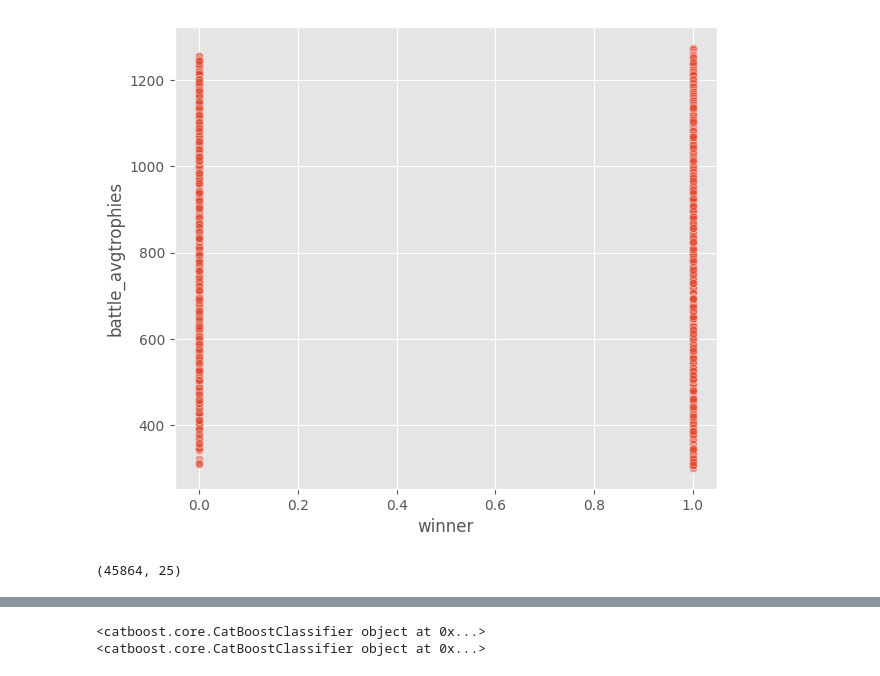
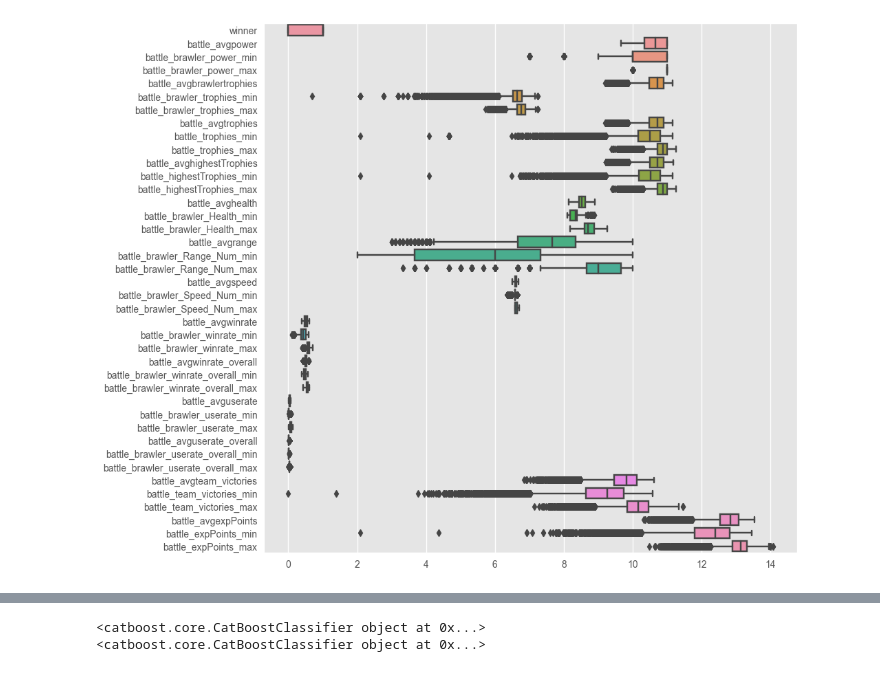
Before and after one commit to aquinteros/BrawlStars_Analytics, a Jupyter notebook: brawlstars_ML_training.ipynb, the cells around one changed output, grey strips where cells are left out. Drawn from its saved outputs; the diff is of its cells as text; code cells hidden in the pictures.

```diff
--- a/brawlstars_ML_training.ipynb
+++ b/brawlstars_ML_training.ipynb
@@ -502,0 +539,5 @@ create_boxplots(battlelogFinal, 'battle_avguserate_overall')
+# %%
+# subset avg team_victories
+battlelogFinal = battlelogFinal[battlelogFinal['battle_avgteam_victories'] <= 41_000].reset_index(drop=True)
+
+create_boxplots(battlelogFinal, 'battle_avgteam_victories')
@@ -510,22 +553,26 @@ def get_min_max_rest(row, column_names):
     return min_val, max_val, rest_val
 
 def order_rows(df, column):
-	column_names = ['battle_player1_brawler_' + column, 'battle_player2_brawler_' + column, 'battle_player3_brawler_' + column]
+	column_names = ['battle_player1_' + column, 'battle_player2_' + column, 'battle_player3_' + column]
 	min_vals, max_vals, rest_vals = zip(*df.apply(lambda x: get_min_max_rest(x, column_names), axis=1))
 	df['battle_' + column + '_min'] = min_vals
 	df['battle_' + column + '_max'] = max_vals
 	df['battle_' + column + '_med'] = rest_vals
 	return df
-# %%
-battlelogFinal = order_rows(battlelogFinal, 'power')
-battlelogFinal = order_rows(battlelogFinal, 'trophies')
-battlelogFinal = order_rows(battlelogFinal, 'Health')
-battlelogFinal = order_rows(battlelogFinal, 'Range_Num')
-battlelogFinal = order_rows(battlelogFinal, 'Speed_Num')
-battlelogFinal = order_rows(battlelogFinal, 'winrate')
-battlelogFinal = order_rows(battlelogFinal, 'userate')
-battlelogFinal = order_rows(battlelogFinal, 'winrate_overall')
-battlelogFinal = order_rows(battlelogFinal, 'userate_overall')
+# %%
+battlelogFinal = order_rows(battlelogFinal, 'brawler_power')
+battlelogFinal = order_rows(battlelogFinal, 'brawler_trophies')
+battlelogFinal = order_rows(battlelogFinal, 'brawler_Health')
+battlelogFinal = order_rows(battlelogFinal, 'brawler_Range_Num')
+battlelogFinal = order_rows(battlelogFinal, 'brawler_Speed_Num')
+battlelogFinal = order_rows(battlelogFinal, 'brawler_winrate')
+battlelogFinal = order_rows(battlelogFinal, 'brawler_userate')
+battlelogFinal = order_rows(battlelogFinal, 'brawler_winrate_overall')
+battlelogFinal = order_rows(battlelogFinal, 'brawler_userate_overall')
+battlelogFinal = order_rows(battlelogFinal, 'trophies')
+battlelogFinal = order_rows(battlelogFinal, 'highestTrophies')
+battlelogFinal = order_rows(battlelogFinal, 'expPoints')
+battlelogFinal = order_rows(battlelogFinal, 'team_victories')
 # %%
 battlelogFinal.shape
 # %% [output]
@@ -666,11 +659,8 @@ plt.show()
 # %%
-# scatterplot
-fig, ax = plt.subplots(figsize=(7,6))
-sns.scatterplot(data=df, y='battle_avgtrophies', x='winner', ax=ax, alpha=0.5)
+df = subset_battlelog('hotZone')
+
+fig, ax = plt.subplots(figsize=(10,10))
+sns.boxplot(data=df, orient='h', ax=ax)
 plt.show()
 # %% [output]
-[figure, old version]
+[figure, new version]
-# %%
-df.shape
-# %% [output]
-(45864, 25)
```
Also changed, not shown: parts of 54 cells of this notebook.
